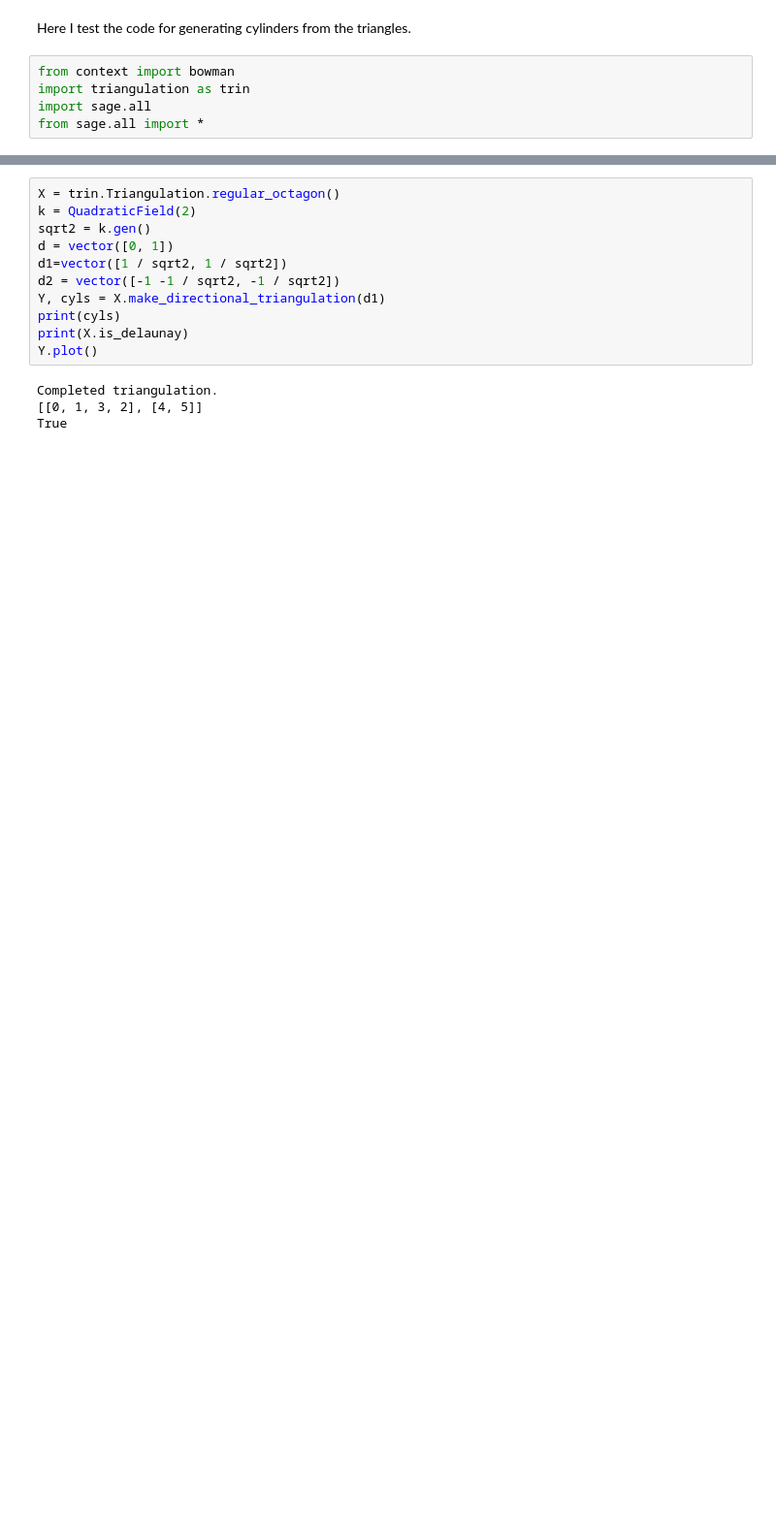
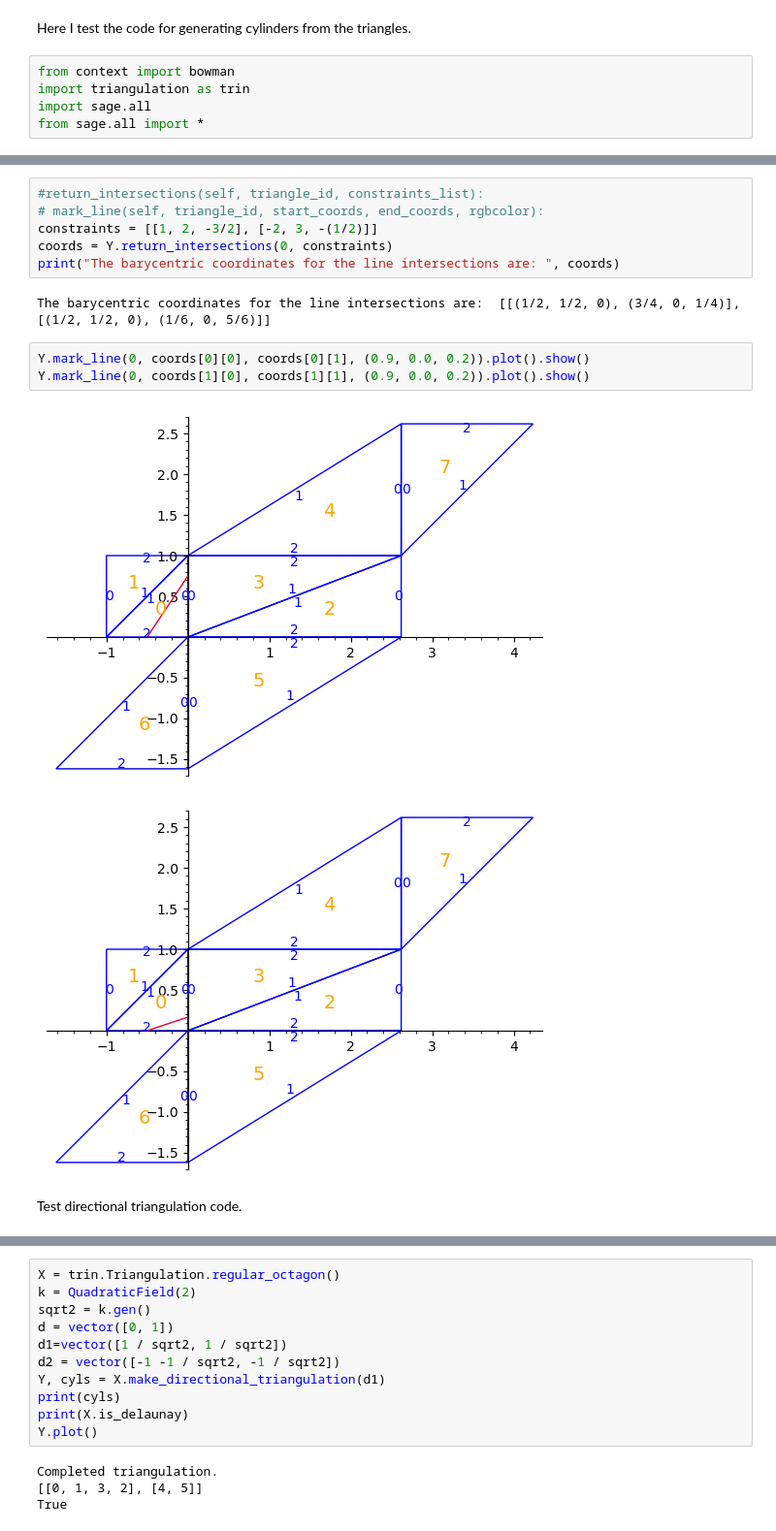
Before and after one commit to sfreedman67/samsurf, a Jupyter notebook: bowman/testing_cyl_ref.ipynb, the cells around one changed output, grey strips where cells are left out. Shown: that part at 97% size. Drawn from its saved outputs; the diff is of its cells as text; blank space fills up the shorter version.

Commit message:
Implemented return_intersections, which gives barycentric coordinates for constraint intersections

```diff
--- a/bowman/testing_cyl_ref.ipynb
+++ b/bowman/testing_cyl_ref.ipynb
@@ -8,3 +23,19 @@ from sage.all import *
+# %%
+#return_intersections(self, triangle_id, constraints_list):
+# mark_line(self, triangle_id, start_coords, end_coords, rgbcolor):
+constraints = [[1, 2, -3/2], [-2, 3, -(1/2)]]
+coords = Y.return_intersections(0, constraints)
+print("The barycentric coordinates for the line intersections are: ", coords)
+# %% [output]
+The barycentric coordinates for the line intersections are:  [[(1/2, 1/2, 0), (3/4, 0, 1/4)], [(1/2, 1/2, 0), (1/6, 0, 5/6)]]
+# %%
+Y.mark_line(0, coords[0][0], coords[0][1], (0.9, 0.0, 0.2)).plot().show()
+Y.mark_line(0, coords[1][0], coords[1][1], (0.9, 0.0, 0.2)).plot().show()
+# %% [output]
+[figure, added]
+[figure, added]
+# %% [markdown]
+Test directional triangulation code.
 # %%
 X = trin.Triangulation.ronen_l(44)
 d = vector([1, 1])
```
Also changed, not shown: parts of 4 cells of this notebook, 1 other file.
